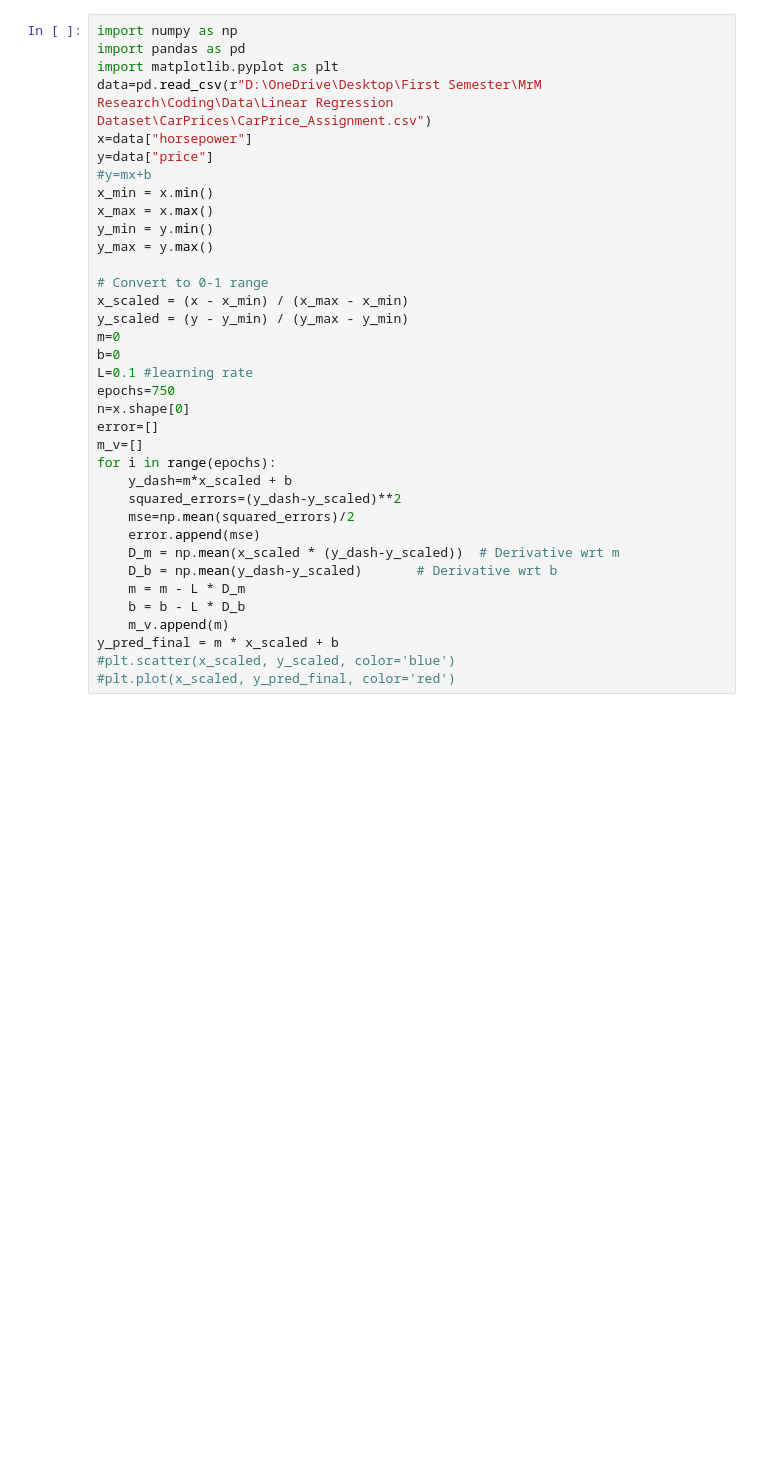
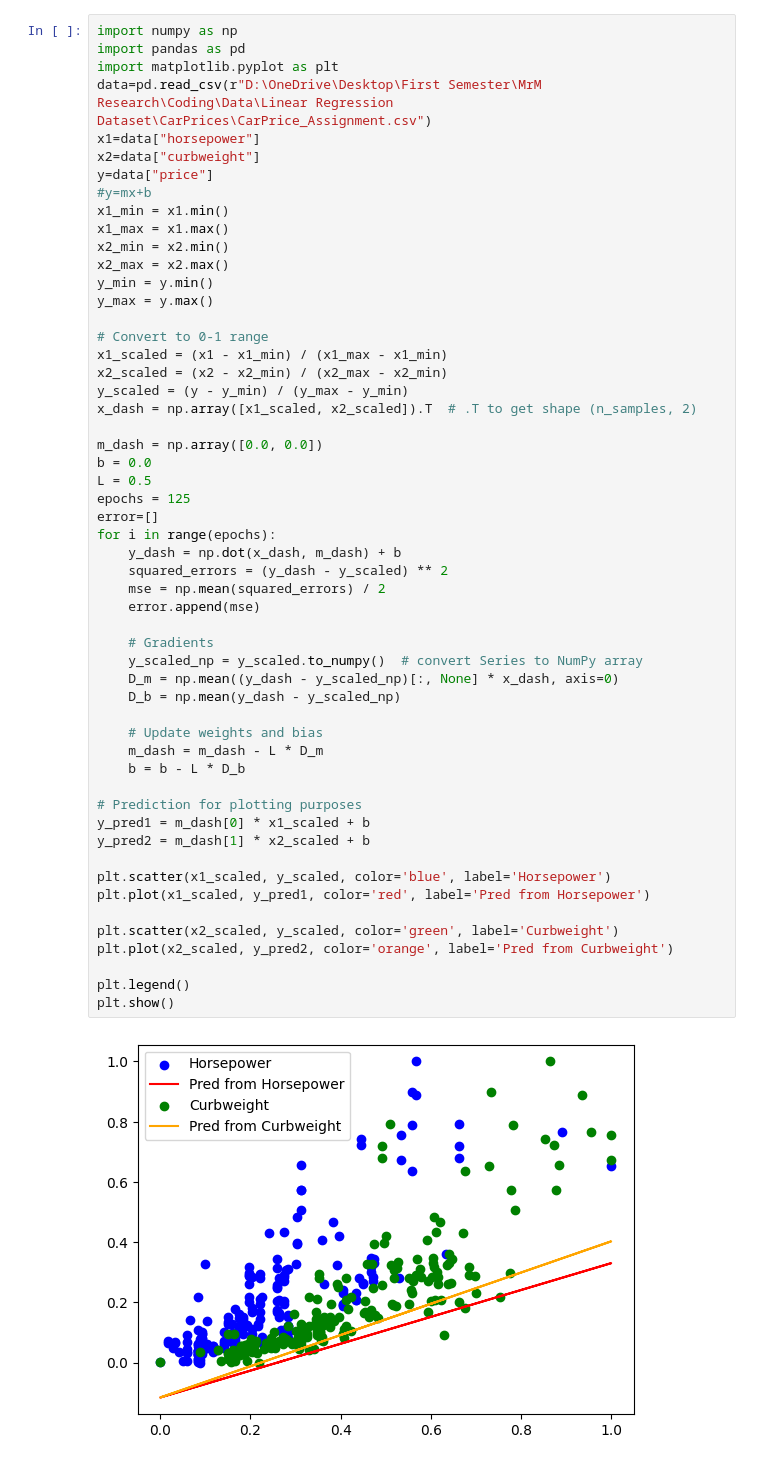
Before and after one commit to Rajmanishh/MrM-Research, a Jupyter notebook: Linear regression.ipynb, the cells around one changed output. Cells and saved outputs as stored; diff of their text form; blank space fills up the shorter version.

```diff
--- a/Linear regression.ipynb
+++ b/Linear regression.ipynb
@@ -1,36 +1,56 @@
 # %%
 import numpy as np
 import pandas as pd
 import matplotlib.pyplot as plt
 data=pd.read_csv(r"D:\OneDrive\Desktop\First Semester\MrM Research\Coding\Data\Linear Regression Dataset\CarPrices\CarPrice_Assignment.csv")
-x=data["horsepower"]
+x1=data["horsepower"]
+x2=data["curbweight"]
 y=data["price"]
 #y=mx+b
-x_min = x.min()
-x_max = x.max()
+x1_min = x1.min()
+x1_max = x1.max()
+x2_min = x2.min()
+x2_max = x2.max()
 y_min = y.min()
 y_max = y.max()
 
 # Convert to 0-1 range
-x_scaled = (x - x_min) / (x_max - x_min)
+x1_scaled = (x1 - x1_min) / (x1_max - x1_min)
+x2_scaled = (x2 - x2_min) / (x2_max - x2_min)
 y_scaled = (y - y_min) / (y_max - y_min)
-m=0
-b=0
-L=0.1 #learning rate
-epochs=750
-n=x.shape[0]
+x_dash = np.array([x1_scaled, x2_scaled]).T  # .T to get shape (n_samples, 2)
+
+m_dash = np.array([0.0, 0.0])
+b = 0.0
+L = 0.5
+epochs = 125
 error=[]
-m_v=[]
 for i in range(epochs):
-    y_dash=m*x_scaled + b
-    squared_errors=(y_dash-y_scaled)**2
-    mse=np.mean(squared_errors)/2
+    y_dash = np.dot(x_dash, m_dash) + b
+    squared_errors = (y_dash - y_scaled) ** 2
+    mse = np.mean(squared_errors) / 2
     error.append(mse)
-    D_m = np.mean(x_scaled * (y_dash-y_scaled))  # Derivative wrt m
-    D_b = np.mean(y_dash-y_scaled)       # Derivative wrt b
-    m = m - L * D_m
+
+    # Gradients
+    y_scaled_np = y_scaled.to_numpy()  # convert Series to NumPy array
+    D_m = np.mean((y_dash - y_scaled_np)[:, None] * x_dash, axis=0)
+    D_b = np.mean(y_dash - y_scaled_np)
+
+    # Update weights and bias
+    m_dash = m_dash - L * D_m
     b = b - L * D_b
-    m_v.append(m)
-y_pred_final = m * x_scaled + b
-#plt.scatter(x_scaled, y_scaled, color='blue')
-#plt.plot(x_scaled, y_pred_final, color='red')
+
+# Prediction for plotting purposes
+y_pred1 = m_dash[0] * x1_scaled + b
+y_pred2 = m_dash[1] * x2_scaled + b
+
+plt.scatter(x1_scaled, y_scaled, color='blue', label='Horsepower')
+plt.plot(x1_scaled, y_pred1, color='red', label='Pred from Horsepower')
+
+plt.scatter(x2_scaled, y_scaled, color='green', label='Curbweight')
+plt.plot(x2_scaled, y_pred2, color='orange', label='Pred from Curbweight')
+
+plt.legend()
+plt.show()
+# %% [output]
+[figure, added]
```
Also changed, not shown: parts of 3 cells of this notebook.
